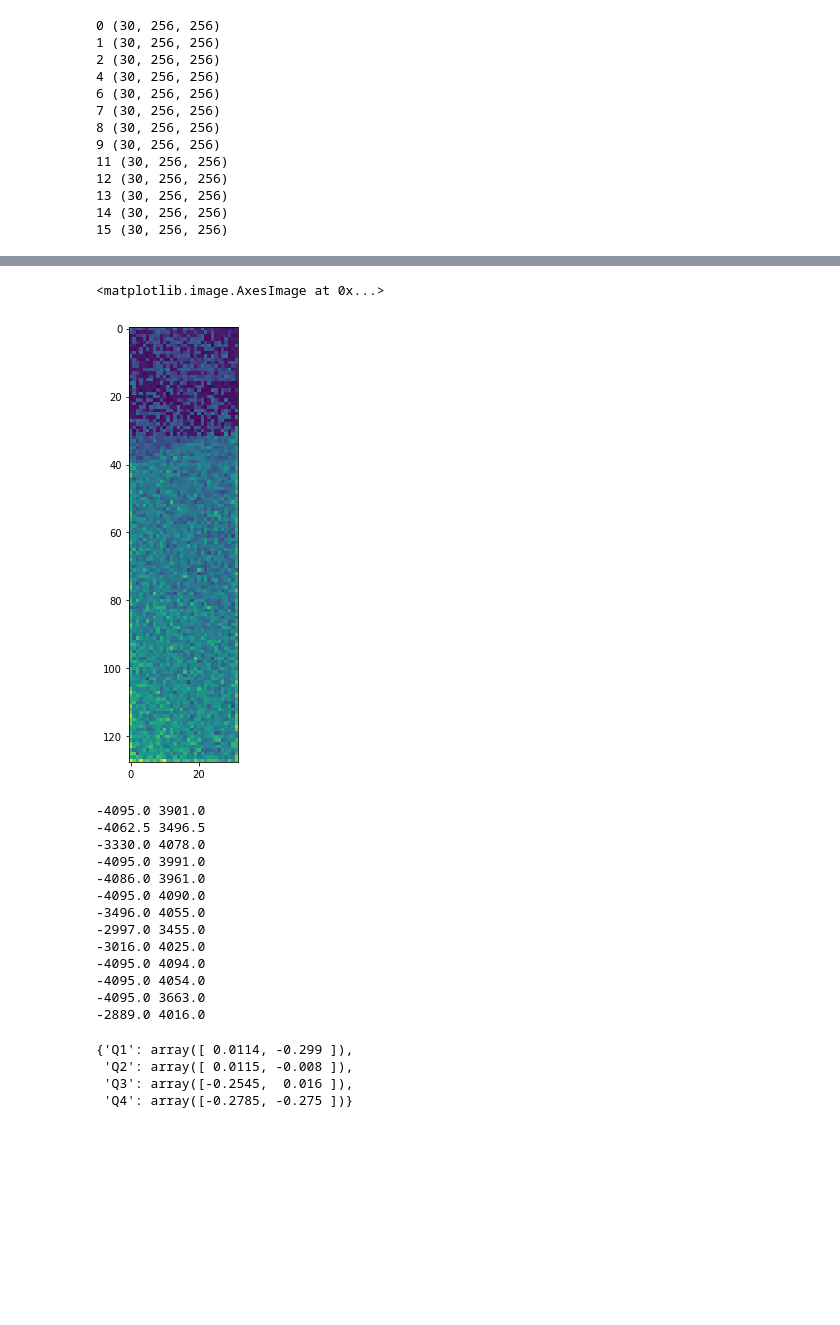
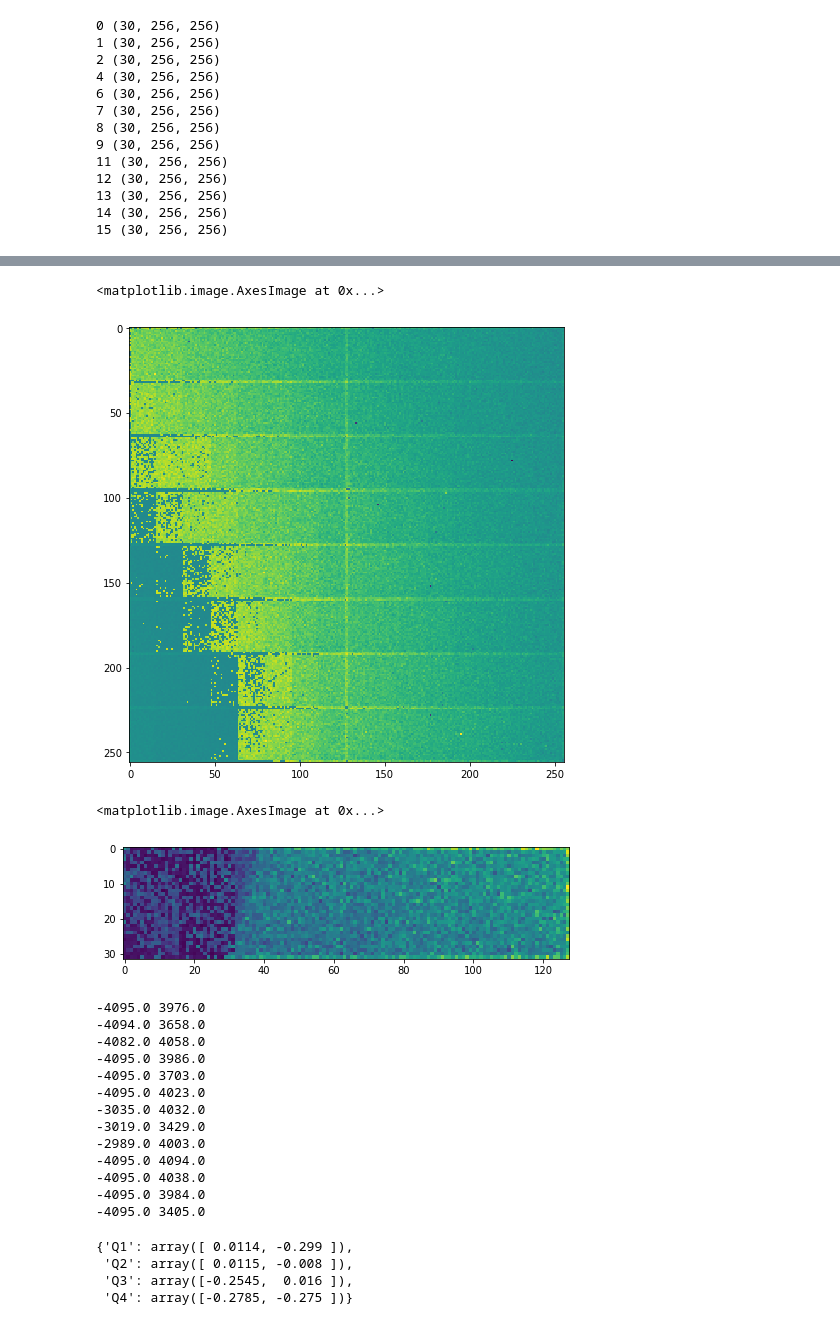
Before and after one commit to European-XFEL/karabo_data, a Jupyter notebook: Applying geometry.ipynb, the cells around one changed output, grey strips where cells are left out. Drawn from its saved outputs; the diff is of its cells as text; code cells hidden in the pictures; blank space fills up the shorter version.

```diff
--- a/Applying geometry.ipynb
+++ b/Applying geometry.ipynb
@@ -23,7 +23,7 @@ Last train ID:  1487290426
 
 0 control devices:
 # %%
-tid, train_data = run.train_from_id(1487290326)
+tid, train_data = run.train_from_id(1487290026)
 print(tid)
 sorted(train_data.keys())
 # %% [output]
@@ -78,27 +81,34 @@ splitted.shape
+# %%
+
+plt.figure(figsize=(8, 8))
+plt.imshow(modules_data[11][5])
+# %% [output]
+<matplotlib.image.AxesImage at 0x...>
+[figure, added]
 # %%
 plt.figure(figsize=(8, 8))
-plt.imshow(splitted[5][1])
+plt.imshow(splitted[5][11])
 # %% [output]
 <matplotlib.image.AxesImage at 0x...>
-[figure, old version]
+[figure, new version]
 # %%
 for md in modules_data.values():
     #md[np.isnan(md)] = 0
     print(md.min(), md.max())
 # %% [output]
--4095.0 3901.0
--4062.5 3496.5
--3330.0 4078.0
--4095.0 3991.0
--4086.0 3961.0
--4095.0 4090.0
--3496.0 4055.0
--2997.0 3455.0
--3016.0 4025.0
+-4095.0 3976.0
+-4094.0 3658.0
+-4082.0 4058.0
+-4095.0 3986.0
+-4095.0 3703.0
+-4095.0 4023.0
+-3035.0 4032.0
+-3019.0 3429.0
+-2989.0 4003.0
 -4095.0 4094.0
--4095.0 4054.0
--4095.0 3663.0
--2889.0 4016.0
+-4095.0 4038.0
+-4095.0 3984.0
+-4095.0 3405.0
 # %%
 import h5py
 
```
Also changed, not shown: parts of 3 cells of this notebook, 1 other file.
